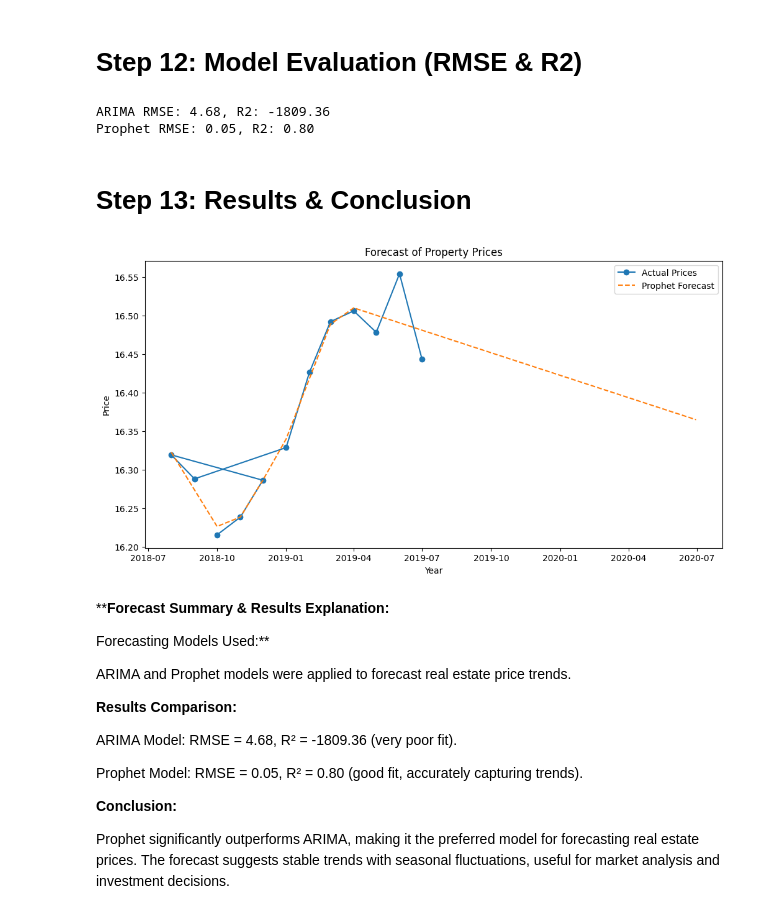
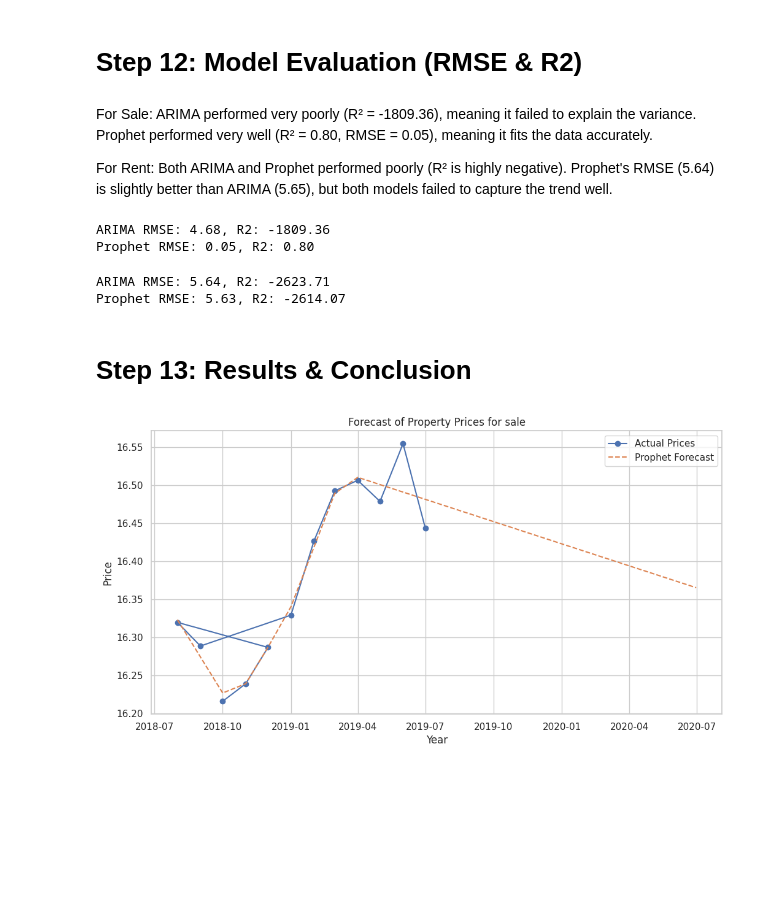
Before and after one commit to nisar1976/project, a Jupyter notebook: real-estate-prediction-arima-lstm.ipynb, the cells around one changed output. Cells and saved outputs as stored; diff of their text form; code cells hidden in the pictures; blank space fills up the shorter version.

Commit message:
Kaggle Notebook | Real_estate_prediction_arima_lstm | Version 8

```diff
--- a/real-estate-prediction-arima-lstm.ipynb
+++ b/real-estate-prediction-arima-lstm.ipynb
@@ -231,0 +240,23 @@ df_rent = df[df["purpose"] == "For Rent"].copy()
+# %%
+# Set plot style
+sns.set(style="whitegrid")
+
+# Plot distribution of prices for Sale and Rent properties
+fig, axes = plt.subplots(1, 2, figsize=(15, 6))
+
+# Sale price distribution
+sns.histplot(df_sale["price"], bins=50, kde=True, ax=axes[0])
+axes[0].set_title("Price Distribution (For Sale)")
+axes[0].set_xlabel("Price")
+axes[0].set_ylabel("Frequency")
+
+# Rent price distribution
+sns.histplot(df_rent["price"], bins=50, kde=True, ax=axes[1], color="orange")
+axes[1].set_title("Price Distribution (For Rent)")
+axes[1].set_xlabel("Price")
+axes[1].set_ylabel("Frequency")
+
+plt.tight_layout()
+plt.show()
+
+# The price distributions for both For Sale and For Rent properties show a right-skewed pattern, indicating that most properties are in the lower price range, with some high-value outliers.Next, I'll analyze correlations between numerical features and detect potential outliers.
@@ -551,5 +926,13 @@ Epoch 20/20
 # %% [markdown]
 # Step 12: Model Evaluation (RMSE & R2)
+# %% [markdown]
+For Sale:
+ARIMA performed very poorly (R² = -1809.36), meaning it failed to explain the variance.
+Prophet performed very well (R² = 0.80, RMSE = 0.05), meaning it fits the data accurately.
+
+For Rent:
+Both ARIMA and Prophet performed poorly (R² is highly negative).
+Prophet's RMSE (5.64) is slightly better than ARIMA (5.65), but both models failed to capture the trend well.
 # %%
 y_true = df_trend["log_price"]
 y_pred_arima = model_arima_fit.fittedvalues
@@ -564,36 +947,31 @@ print(f"Prophet RMSE: {rmse_prophet:.2f}, R2: {r2_prophet:.2f}")
 # %% [output]
 ARIMA RMSE: 4.68, R2: -1809.36
 Prophet RMSE: 0.05, R2: 0.80
+# %%
+y_true1 = df_trend1["log_price"]
+y_pred_arima1 = model_arima1_fit.fittedvalues
+rmse_arima1 = np.sqrt(mean_squared_error(y_true, y_pred_arima1))
+r2_arima1 = r2_score(y_true, y_pred_arima1)
+print(f"ARIMA RMSE: {rmse_arima1:.2f}, R2: {r2_arima1:.2f}")
+
+forecast_prophet1 = forecast1.set_index("ds")["yhat"]
+rmse_prophet1 = np.sqrt(mean_squared_error(y_true, forecast_prophet1[:len(y_true)]))
+r2_prophet1 = r2_score(y_true, forecast_prophet1[:len(y_true)])
+print(f"Prophet RMSE: {rmse_prophet1:.2f}, R2: {r2_prophet1:.2f}")
+# %% [output]
+ARIMA RMSE: 5.64, R2: -2623.71
+Prophet RMSE: 5.63, R2: -2614.07
 # %% [markdown]
 # Step 13: Results & Conclusion
 # %%
-# Forecast Visualization
+# Forecast Visualization for sale
 plt.figure(figsize=(12,6))
 plt.plot(df_trend["date"], df_trend["log_price"], label="Actual Prices", marker='o')
 plt.plot(forecast["ds"], forecast["yhat"], label="Prophet Forecast", linestyle='dashed')
-plt.title("Forecast of Property Prices")
+plt.title("Forecast of Property Prices for sale")
 plt.xlabel("Year")
 plt.ylabel("Price")
 plt.legend()
 plt.show()
 # %% [output]
-[figure, old version]
+[figure, new version]
-# %% [markdown]
-
-****Forecast Summary & Results Explanation:**
-
-Forecasting Models Used:**
-
-
-ARIMA and Prophet models were applied to forecast real estate price trends.
-
-**Results Comparison:**
-
-ARIMA Model: RMSE = 4.68, R² = -1809.36 (very poor fit).
-
-Prophet Model: RMSE = 0.05, R² = 0.80 (good fit, accurately capturing trends).
-
-**Conclusion:**
-
-Prophet significantly outperforms ARIMA, making it the preferred model for forecasting real estate prices.
-The forecast suggests stable trends with seasonal fluctuations, useful for market analysis and investment decisions.
```
Also changed, not shown: parts of 48 cells of this notebook.
